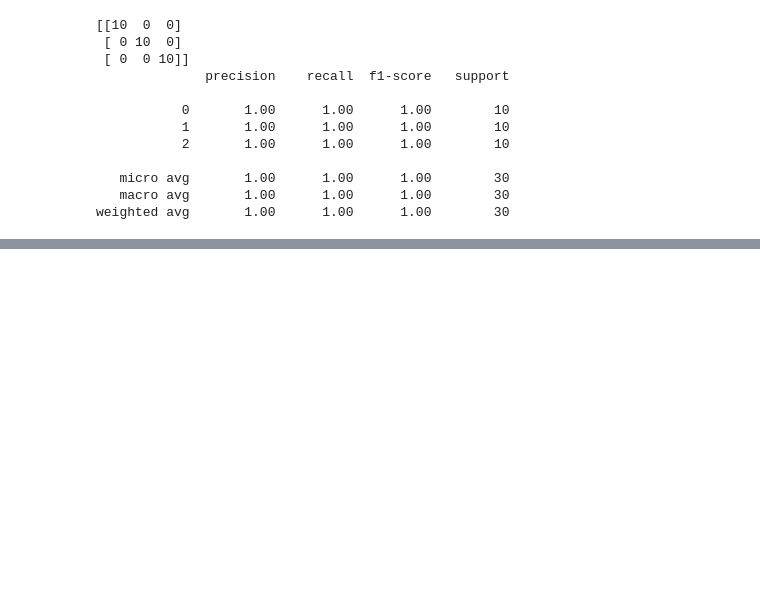
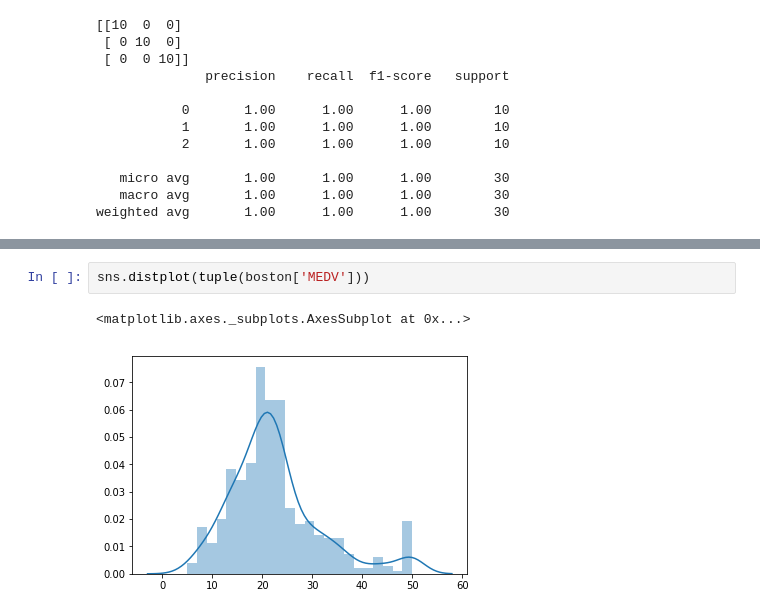
Before and after one commit to camilalopes/genetico, a Jupyter notebook: aprendizagem/apresentacao.ipynb, the cells around one changed output, grey strips where cells are left out. Cells and saved outputs as stored; diff of their text form; blank space fills up the shorter version.

```diff
--- a/aprendizagem/apresentacao.ipynb
+++ b/aprendizagem/apresentacao.ipynb
@@ -95,0 +155,5 @@ plt.show()
+# %%
+sns.distplot(tuple(boston['MEDV']))
+# %% [output]
+<matplotlib.axes._subplots.AxesSubplot at 0x...>
+[figure, added]
```
Also changed, not shown: parts of 14 cells of this notebook, 1 other file.
